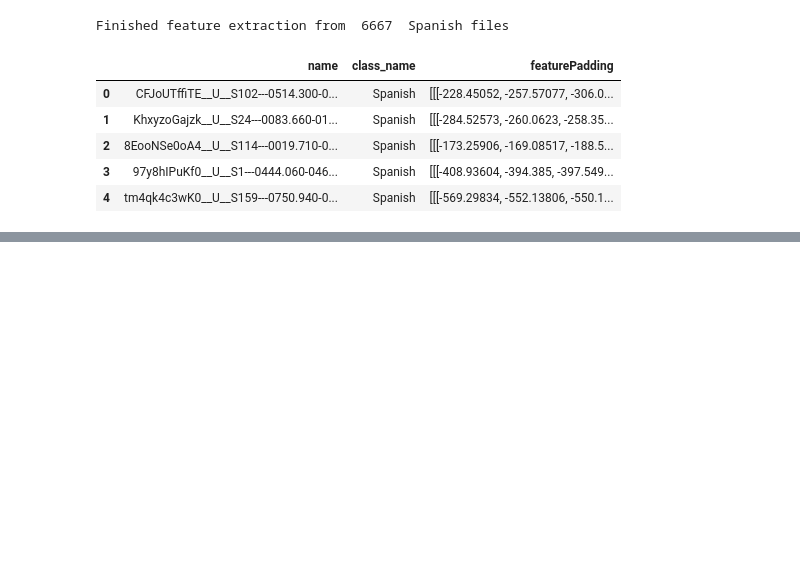
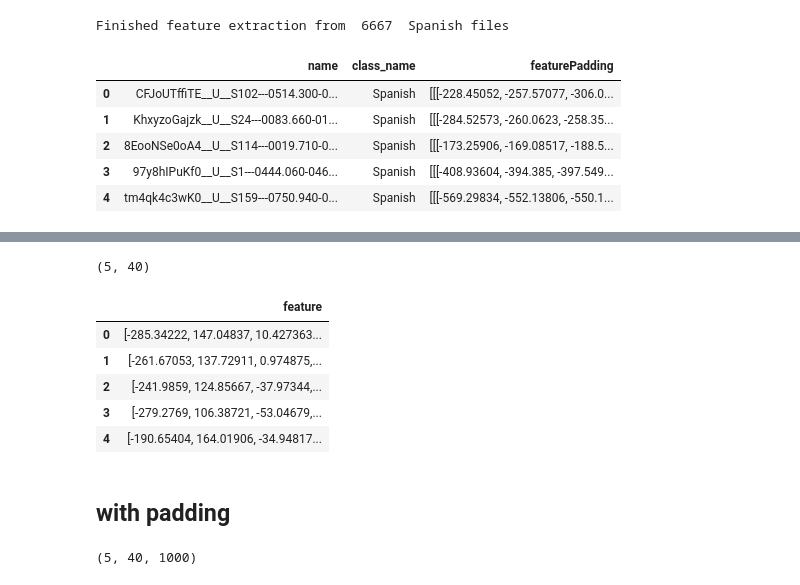
Before and after one commit to GhadahMajid/Bootcamp-Final-Project-Spoken-Language-Identification, a Jupyter notebook: Preprocessing.ipynb, the cells around one changed output, grey strips where cells are left out. Saved outputs shown, nothing was run; the diff lists cells and outputs as text; code cells hidden in the pictures; blank space fills up the shorter version.

```diff
--- a/Preprocessing.ipynb
+++ b/Preprocessing.ipynb
@@ -602,0 +636,27 @@ dfSp.to_csv('spanish.csv', index=False)
+# %%
+new_num_arr = np.load('tr.npy') # load
+# %%
+new_num_arr.shape
+# %% [output]
+(5, 40)
+# %%
+features = []
+ll=len(new_num_arr-1)
+for i in range(ll) :
+    features.append(new_num_arr[i])
+
+
+data = {'feature':features}
+
+dfTr = pd.DataFrame (data)
+# %%
+dfTr
+# %% [output]
+|  | feature |
+| 0 | [-285.34222, 147.04837, 10.427363... |
+| 1 | [-261.67053, 137.72911, 0.974875,... |
+| 2 | [-241.9859, 124.85667, -37.97344,... |
+| 3 | [-279.2769, 106.38721, -53.04679,... |
+| 4 | [-190.65404, 164.01906, -34.94817... |
+# %% [markdown]
+## with padding
@@ -602,0 +697,4 @@ dfSp.to_csv('spanish.csv', index=False)
+# %%
+new_num_arr.shape
+# %% [output]
+(5, 40, 1000)
```
Also changed, not shown: parts of 13 cells of this notebook, 1 other file.
